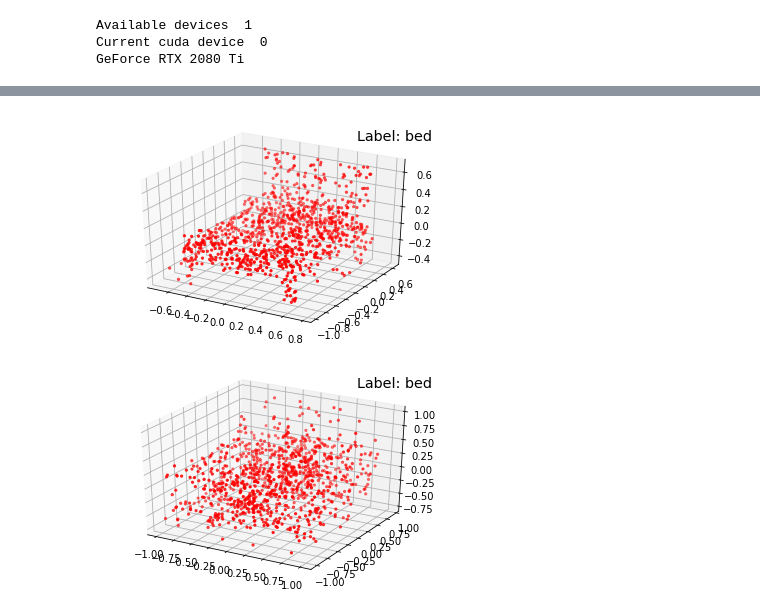
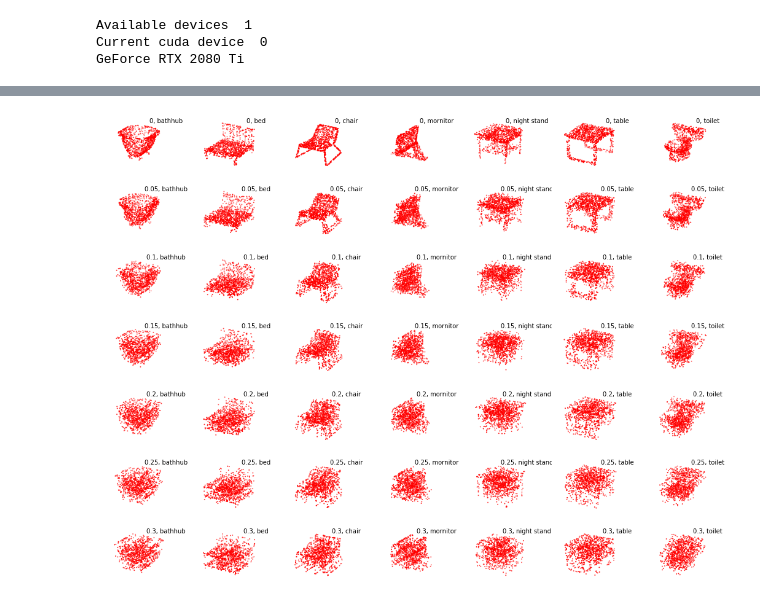
Before and after one commit to LSanghyeok/Term-Adversarial-on-point-cloud, a Jupyter notebook: Train_visualize.ipynb, the cells around one changed output, grey strips where cells are left out. Cells and saved outputs as stored; diff of their text form; code cells hidden in the pictures.

```diff
--- a/Train_visualize.ipynb
+++ b/Train_visualize.ipynb
@@ -88,3 +88,6 @@ expected label : 1, answer label : 1
+# %%
+idxs = [0,68,180,445, 525, 750, 810]
+labels= ["bathhub", "bed", "chair","mornitor", "night stand","table", "toilet"]
 # %%
 from attack import fgsm_attack
 import torch.nn.functional as F
@@ -112,6 +115,22 @@ tensor(55.9761, device='cuda:0', grad_fn=<NllLossBackward>) tensor([[-1.1616e+01
-# %%
-visualize(pos.cpu().detach(), data.y.item())
-visualize(perturbed_pos.cpu().detach(), torch.argmax(output).item())
-# %% [output]
-[figure, removed]
-[figure, removed]
+# %%
+import matplotlib.pyplot as plt
+
+fig = plt.figure(figsize=(18, 14))
+cnt = 1
+for i in range(7):
+    for j in range(7):
+#     for j in range(len(perturbed_pos)):
+        ax = fig.add_subplot(7,7,cnt, projection='3d')
+        cnt+=1
+        ax.text2D(0.87, 0.92, '{}, {}'.format(
+        epsilons[i],labels[j]), horizontalalignment='center', verticalalignment='center', transform=ax.transAxes)
+        pos = perturbed_pos[i][j].cpu().detach()
+        ax.set_axis_off()
+        ax.scatter(pos[:, 0], pos[:, 1], pos[:, 2], color='red', s=1)
+
+#         orig,adv,ex = examples[i][j]
+#         plt.title("{} -> {}".format(orig, adv))
+
+plt.show()
+# %% [output]
+[figure, added]
```
Also changed, not shown: parts of 5 cells of this notebook, 3 other files.
